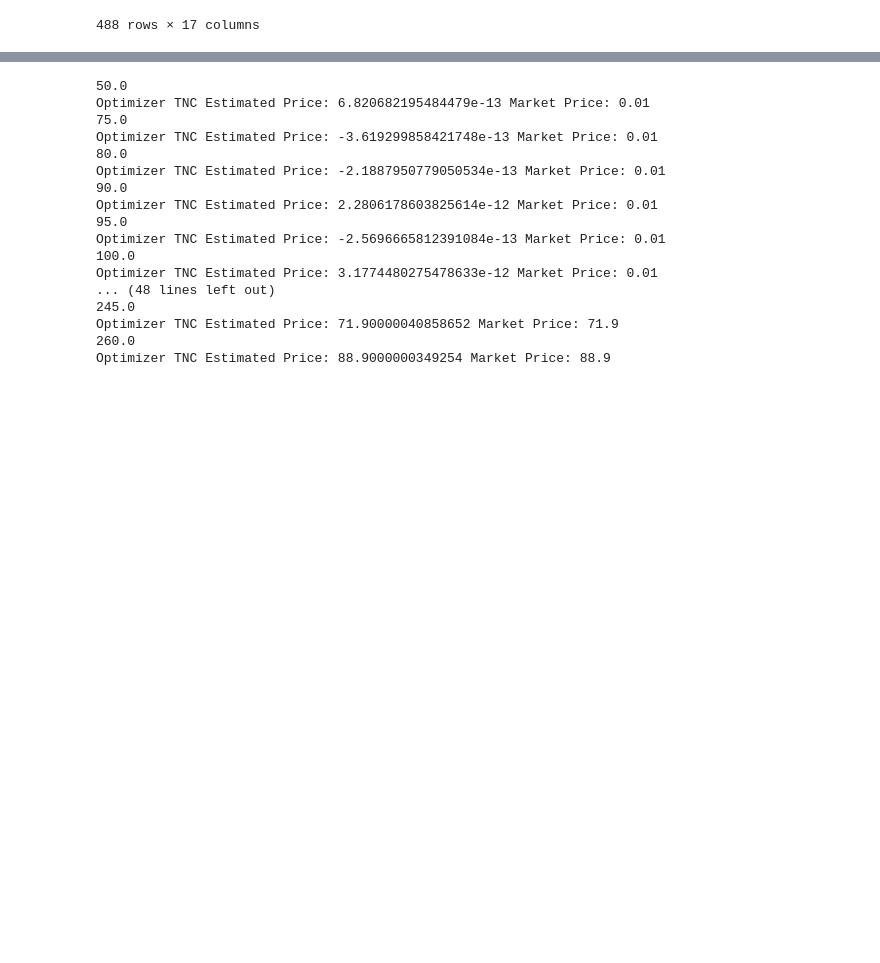
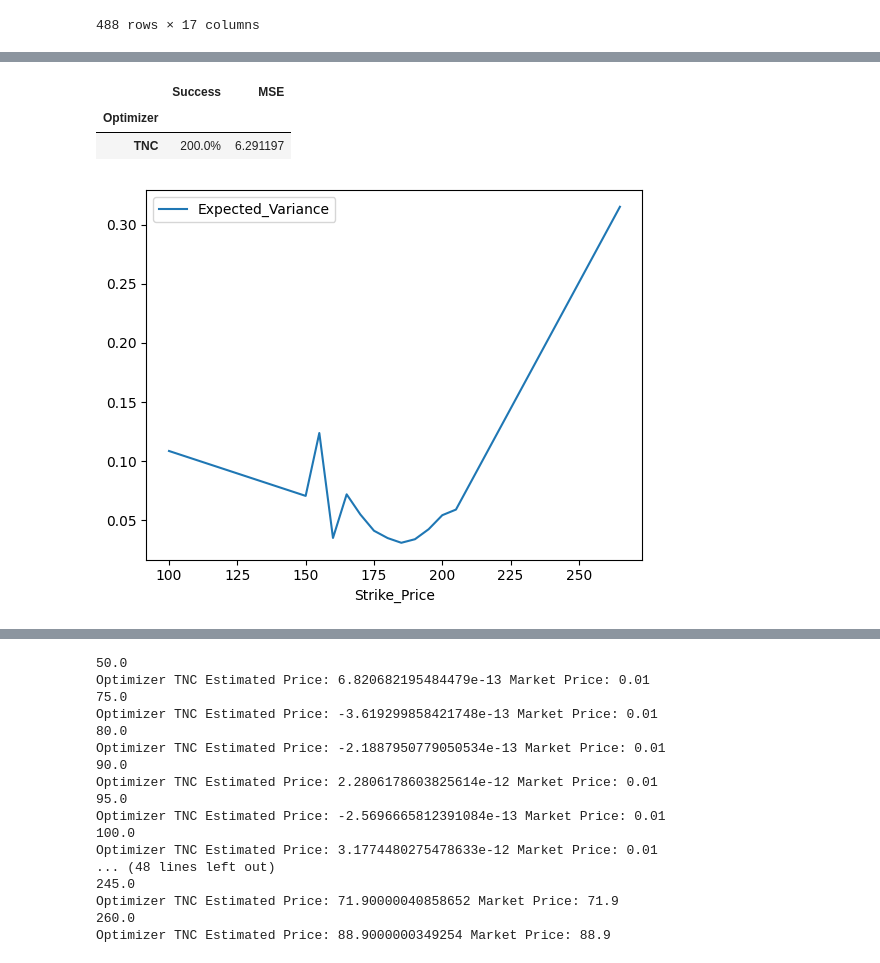
Before and after one commit to waldensanchez/HestonAutomation, a Jupyter notebook: NewApproach.ipynb, the cells around one changed output, grey strips where cells are left out. Cells and saved outputs as stored; diff of their text form; code cells hidden in the pictures; blank space fills up the shorter version.

```diff
--- a/NewApproach.ipynb
+++ b/NewApproach.ipynb
@@ -36,0 +159,10 @@ np.percentile(calls.volume, .5)
+# %%
+get_metrics(results) # Calculation Metrics
+# %% [output]
+|  | Success | MSE |
+| Optimizer |  |  |
+| TNC | 200.0% | 6.291197 |
+# %%
+simple_plot(results)
+# %% [output]
+[figure, added]
```
Also changed, not shown: parts of 16 cells of this notebook, 7 other files.
